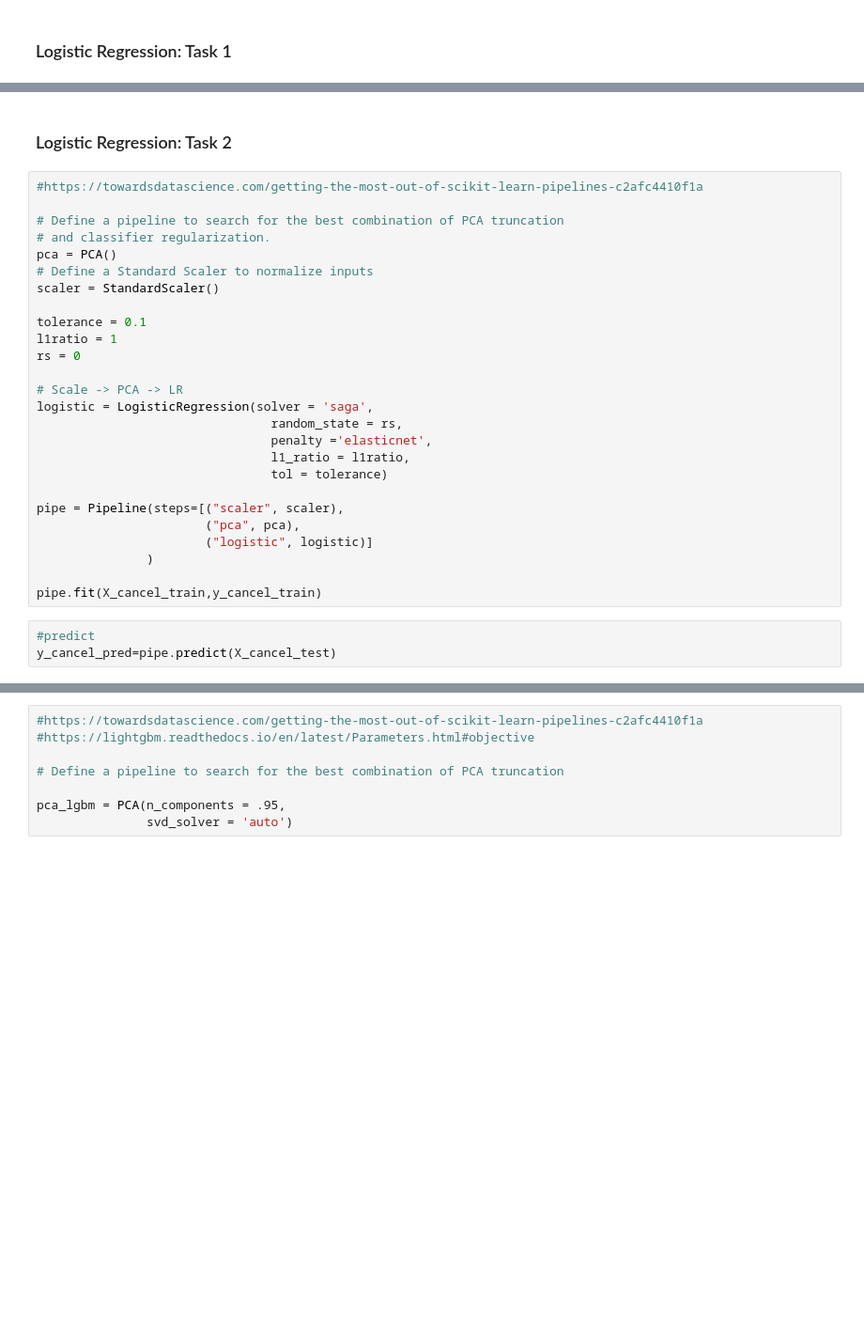
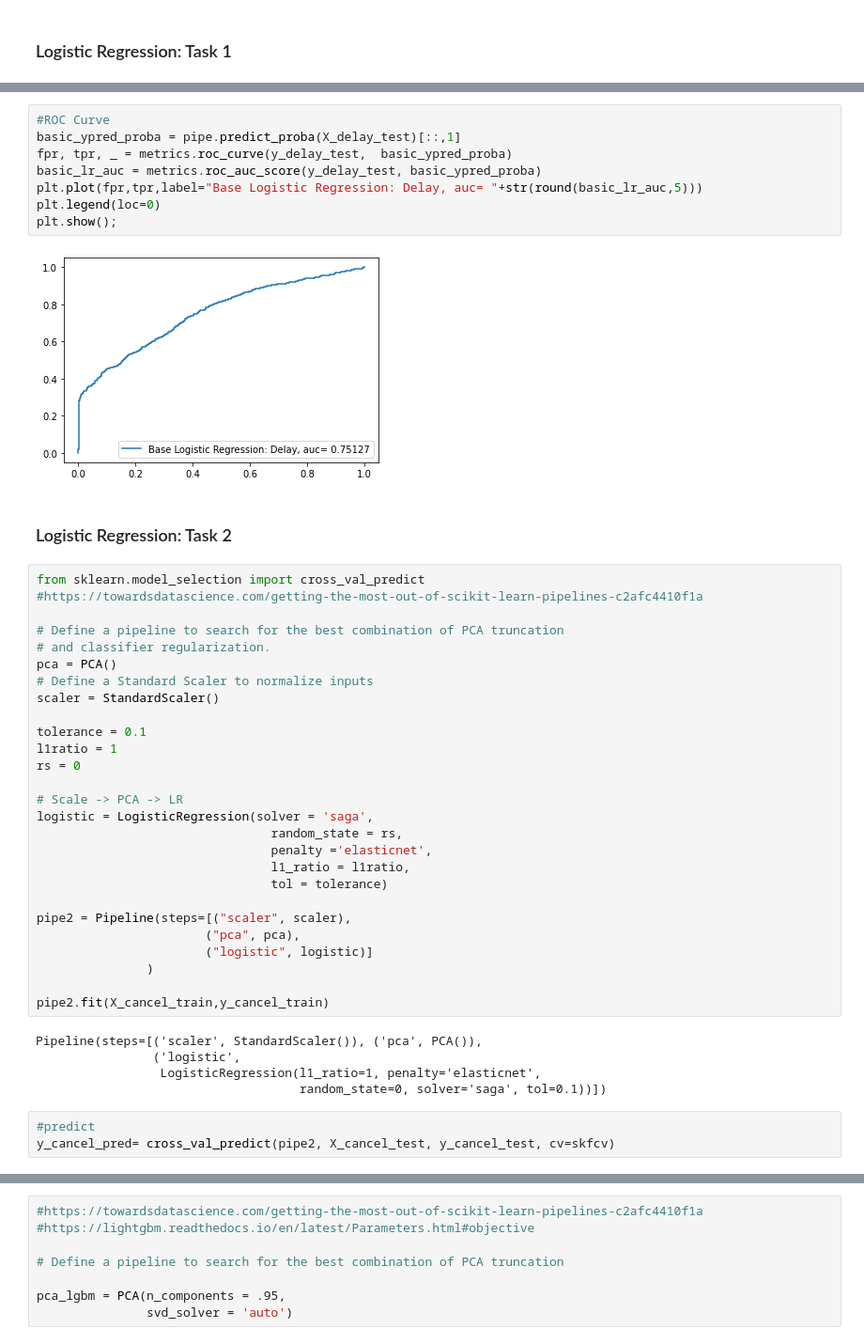
Before and after one commit to ahosk/ML7331-Lab1, a Jupyter notebook: Lab 2/Hoskins_Lewandowski_Morris_Tamares_Lab2.ipynb, the cells around one changed output, grey strips where cells are left out. Shown at 94% size. Saved outputs shown, nothing was run; the diff lists cells and outputs as text; blank space fills up the shorter version.

```diff
--- a/Lab 2/Hoskins_Lewandowski_Morris_Tamares_Lab2.ipynb
+++ b/Lab 2/Hoskins_Lewandowski_Morris_Tamares_Lab2.ipynb
@@ -501,6 +613,17 @@ sns.heatmap(lr_delay_matrix, annot=lr_delay_labels, fmt='', cmap='Blues');
+# %%
+#ROC Curve
+basic_ypred_proba = pipe.predict_proba(X_delay_test)[::,1]
+fpr, tpr, _ = metrics.roc_curve(y_delay_test,  basic_ypred_proba)
+basic_lr_auc = metrics.roc_auc_score(y_delay_test, basic_ypred_proba)
+plt.plot(fpr,tpr,label="Base Logistic Regression: Delay, auc= "+str(round(basic_lr_auc,5)))
+plt.legend(loc=0)
+plt.show();
+# %% [output]
+[figure, added]
 # %% [markdown]
 ### Logistic Regression: Task 2
 # %%
+from sklearn.model_selection import cross_val_predict
 #https://towardsdatascience.com/getting-the-most-out-of-scikit-learn-pipelines-c2afc4410f1a
 
 # Define a pipeline to search for the best combination of PCA truncation
@@ -520,13 +643,18 @@ logistic = LogisticRegression(solver = 'saga',
                                 l1_ratio = l1ratio,
                                 tol = tolerance)
 
-pipe = Pipeline(steps=[("scaler", scaler),
+pipe2 = Pipeline(steps=[("scaler", scaler),
                        ("pca", pca),
                        ("logistic", logistic)]
                )
 
-pipe.fit(X_cancel_train,y_cancel_train)
+pipe2.fit(X_cancel_train,y_cancel_train)
+# %% [output]
+Pipeline(steps=[('scaler', StandardScaler()), ('pca', PCA()),
+                ('logistic',
+                 LogisticRegression(l1_ratio=1, penalty='elasticnet',
+                                    random_state=0, solver='saga', tol=0.1))])
 # %%
 #predict
-y_cancel_pred=pipe.predict(X_cancel_test)
+y_cancel_pred= cross_val_predict(pipe2, X_cancel_test, y_cancel_test, cv=skfcv)
 # %%
```
Also changed, not shown: parts of 96 cells of this notebook, 6 other files.
